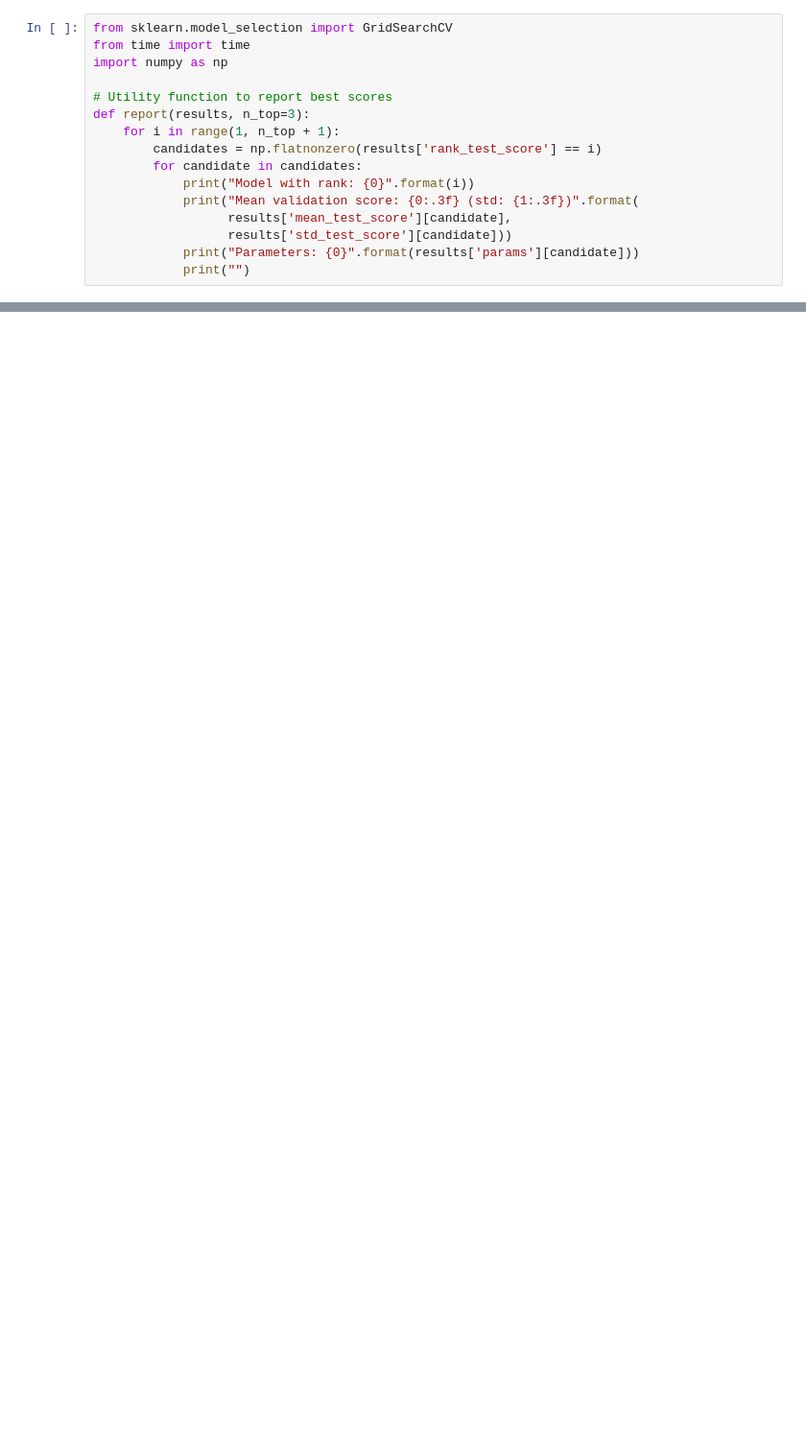
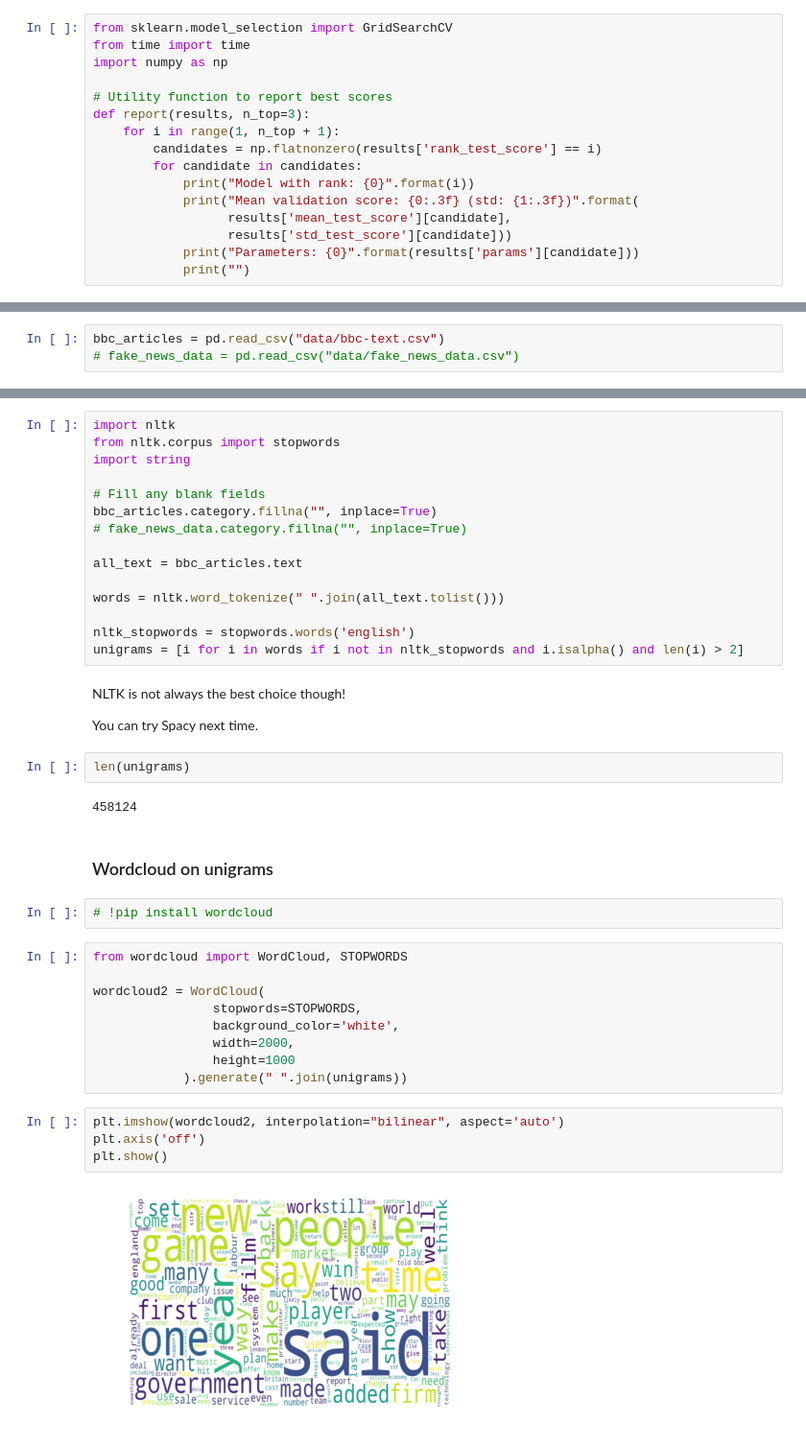
Before and after one commit to mohamedibrahim42/Workshops, a Jupyter notebook: ML/Co-op Notebook.ipynb, the cells around one changed output, grey strips where cells are left out. Shown at 96% size. Drawn from its saved outputs; the diff is of its cells as text; blank space fills up the shorter version.

```diff
--- a/ML/Co-op Notebook.ipynb
+++ b/ML/Co-op Notebook.ipynb
@@ -784,0 +436,3 @@ Parameters: {'bootstrap': True, 'criterion': 'entropy', 'max_depth': 3, 'max_fea
+# %%
+bbc_articles = pd.read_csv("data/bbc-text.csv")
+# fake_news_data = pd.read_csv("data/fake_news_data.csv")
@@ -784,0 +463,42 @@ Parameters: {'bootstrap': True, 'criterion': 'entropy', 'max_depth': 3, 'max_fea
+# %%
+import nltk
+from nltk.corpus import stopwords
+import string
+
+# Fill any blank fields
+bbc_articles.category.fillna("", inplace=True)
+# fake_news_data.category.fillna("", inplace=True)
+
+all_text = bbc_articles.text
+
+words = nltk.word_tokenize(" ".join(all_text.tolist()))
+
+nltk_stopwords = stopwords.words('english')
+unigrams = [i for i in words if i not in nltk_stopwords and i.isalpha() and len(i) > 2]
+# %% [markdown]
+NLTK is not always the best choice though!
+
+You can try Spacy next time.
+# %%
+len(unigrams)
+# %% [output]
+458124
+# %% [markdown]
+### Wordcloud on unigrams
+# %%
+# !pip install wordcloud
+# %%
+from wordcloud import WordCloud, STOPWORDS
+
+wordcloud2 = WordCloud(
+                stopwords=STOPWORDS,
+                background_color='white',
+                width=2000,
+                height=1000
+            ).generate(" ".join(unigrams))
+# %%
+plt.imshow(wordcloud2, interpolation="bilinear", aspect='auto')
+plt.axis('off')
+plt.show()
+# %% [output]
+[figure, added]
```
Also changed, not shown: parts of 96 cells of this notebook, 16 other files.
